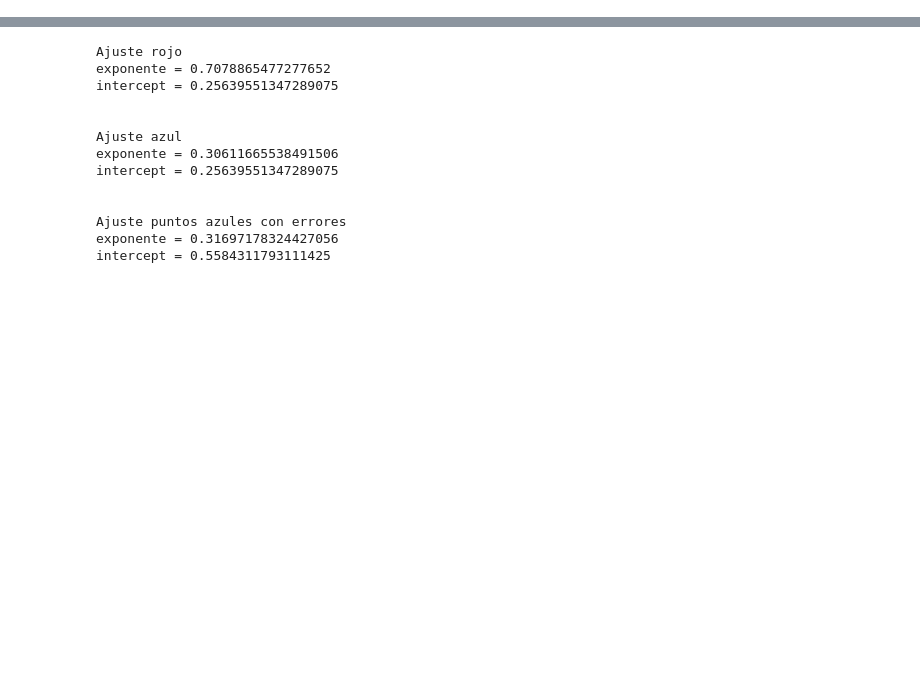
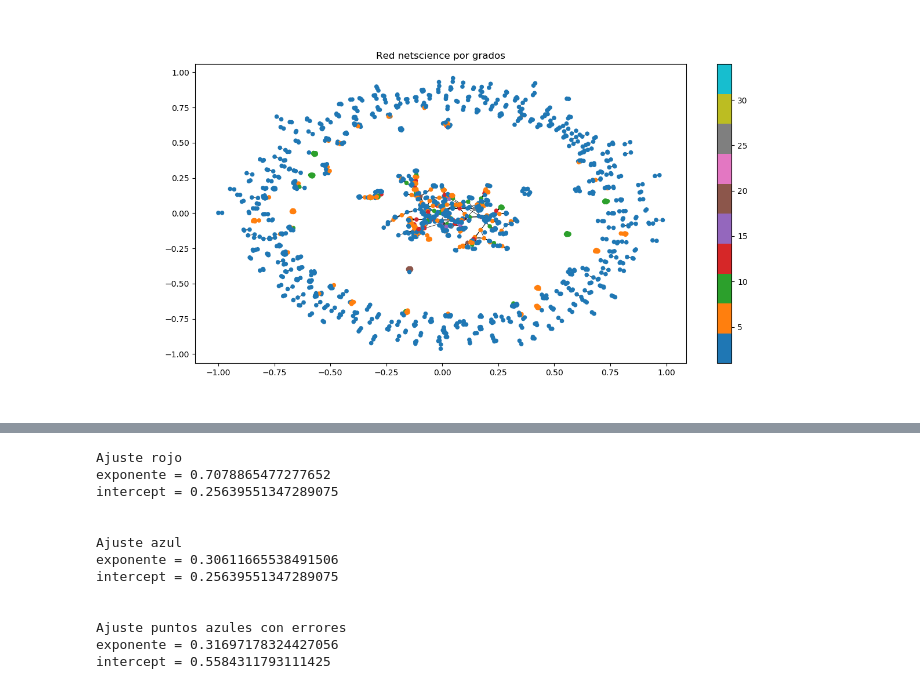
Before and after one commit to Redes2018/tp1, a Jupyter notebook: TC1-4.ipynb, the cells around one changed output, grey strips where cells are left out. Saved outputs shown, nothing was run; the diff lists cells and outputs as text; code cells hidden in the pictures; blank space fills up the shorter version.

```diff
--- a/TC1-4.ipynb
+++ b/TC1-4.ipynb
@@ -30,0 +55,4 @@ nodos = colab.number_of_nodes()
+# %%
+Image(filename='Red_netscience/Red netscience.png')
+# %% [output]
+[figure, added]
```
Also changed, not shown: parts of 5 cells of this notebook, 16 other files.
